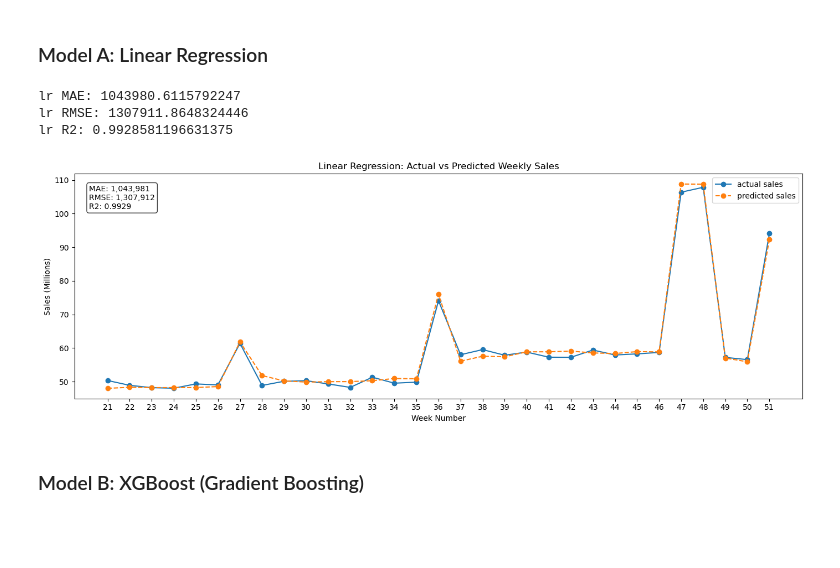
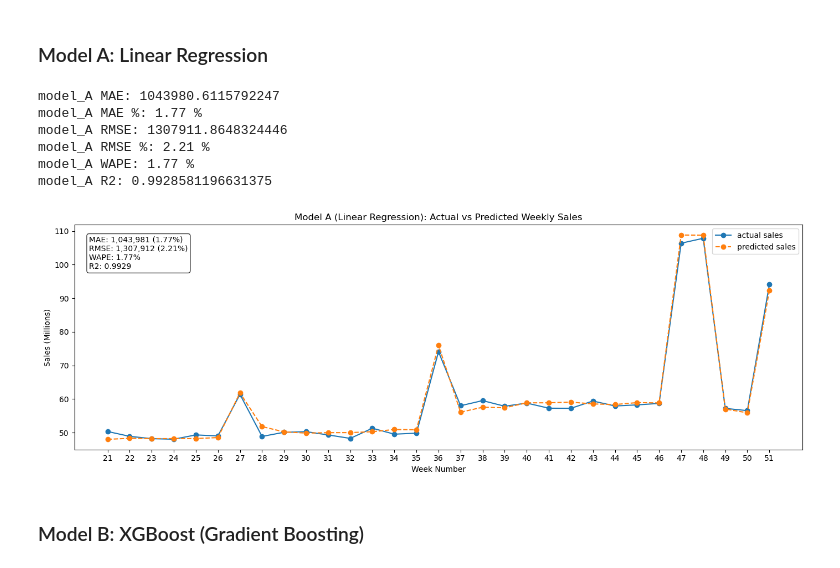
Before and after one commit to paolomags100/predictive-model-retail-sales-forecast, a Jupyter notebook: jupyter-nb/retail_sales_forecasting.ipynb, the cells around one changed output. Saved outputs shown, nothing was run; the diff lists cells and outputs as text; code cells hidden in the pictures; blank space fills up the shorter version.

```diff
--- a/jupyter-nb/retail_sales_forecasting.ipynb
+++ b/jupyter-nb/retail_sales_forecasting.ipynb
@@ -935,12 +935,12 @@ Testing period: 2024-05-25 00:00:00 to 2024-12-21 00:00:00
 # %% [markdown]
 ### Model A: Linear Regression
 # %%
-# train model
-model = LinearRegression()
-model.fit(X_train, y_train)
+# train model_A
+model_A = LinearRegression()
+model_A.fit(X_train, y_train)
 
 # predict
-y_pred = model.predict(X_test)
+y_pred = model_A.predict(X_test)
 
 # combine predictions and actuals
 results = pd.DataFrame({
@@ -948,48 +948,66 @@ results = pd.DataFrame({
     'predicted': y_pred
 }, index=y_test.index)
 
+# calculate metrics
+mae = mean_absolute_error(results['actual'], results['predicted'])
+rmse = np.sqrt(mean_squared_error(results['actual'], results['predicted']))
+r2 = r2_score(results['actual'], results['predicted'])
+
+mae_pct = (mae / results['actual'].mean()) * 100
+rmse_pct = (rmse / results['actual'].mean()) * 100
+wape = (np.abs(results['actual'] - results['predicted']).sum() /
+        np.abs(results['actual']).sum()) * 100
+
 # evaluate weekly sales
-print('lr MAE:', mean_absolute_error(results['actual'], results['predicted']))
-print('lr RMSE:', np.sqrt(mean_squared_error(results['actual'], results['predicted'])))
-print('lr R2:', r2_score(results['actual'], results['predicted']))
+print('model_A MAE:', mae)
+print('model_A MAE %:', round(mae_pct, 2), '%')
+print('model_A RMSE:', rmse)
+print('model_A RMSE %:', round(rmse_pct, 2), '%')
+print('model_A WAPE:', round(wape, 2), '%')
+print('model_A R2:', r2)
 
 # plot actual vs predicted
 plt.figure(figsize=(14, 5))
 
 week_numbers = weekly_data.loc[results.index, 'week_of_year']
 
 plt.plot(week_numbers, results['actual'] / 1000000,
          label='actual sales', marker='o')
 
 plt.plot(week_numbers, results['predicted'] / 1000000,
          label='predicted sales', marker='o', linestyle='--')
 
-plt.title('Linear Regression: Actual vs Predicted Weekly Sales')
+plt.title('Model A (Linear Regression): Actual vs Predicted Weekly Sales')
 plt.xlabel('Week Number')
 plt.xticks(
     ticks=week_numbers,
     labels=week_numbers.astype(str)
 )
 
 plt.ylabel('Sales (Millions)')
 plt.legend()
+
 plt.text(
     0.02, 0.95,
-    f"MAE: {mean_absolute_error(results['actual'], results['predicted']):,.0f}\n"
-    f"RMSE: {np.sqrt(mean_squared_error(results['actual'], results['predicted'])):,.0f}\n"
-    f"R2: {r2_score(results['actual'], results['predicted']):.4f}",
+    f"MAE: {mae:,.0f} ({mae_pct:.2f}%)\n"
+    f"RMSE: {rmse:,.0f} ({rmse_pct:.2f}%)\n"
+    f"WAPE: {wape:.2f}%\n"
+    f"R2: {r2:.4f}",
     transform=plt.gca().transAxes,
     verticalalignment='top',
     bbox=dict(boxstyle='round', facecolor='white', alpha=0.8)
 )
 
 plt.tight_layout()
 plt.show()
 # %% [output]
-lr MAE: 1043980.6115792247
-lr RMSE: 1307911.8648324446
-lr R2: 0.9928581196631375
+model_A MAE: 1043980.6115792247
+model_A MAE %: 1.77 %
+model_A RMSE: 1307911.8648324446
+model_A RMSE %: 2.21 %
+model_A WAPE: 1.77 %
+model_A R2: 0.9928581196631375
-[figure, old version]
+[figure, new version]
 # %% [markdown]
 ### Model B: XGBoost (Gradient Boosting)
 # %%
```
Also changed, not shown: parts of 5 cells of this notebook, 4 other files.
